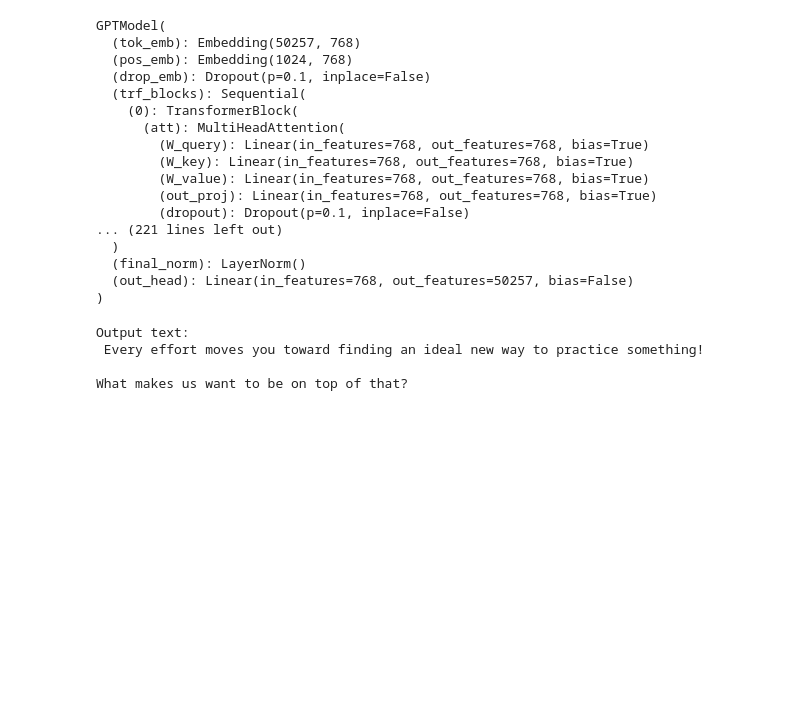
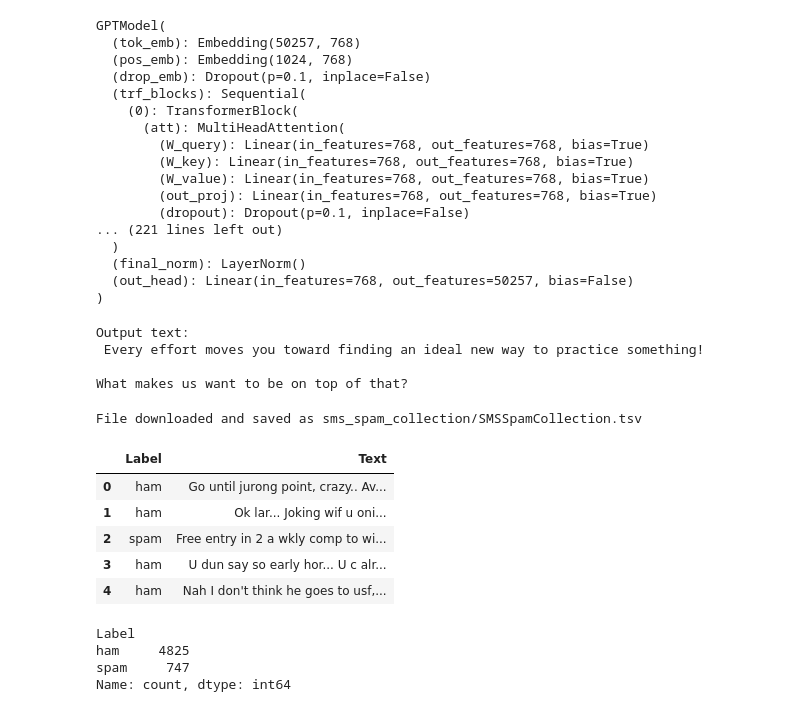
Before and after one commit to gregsholden/LLMTest, a Jupyter notebook: BuildLLM_example.ipynb, the cells around one changed output. Saved outputs shown, nothing was run; the diff lists cells and outputs as text; code cells hidden in the pictures; blank space fills up the shorter version.

```diff
--- a/BuildLLM_example.ipynb
+++ b/BuildLLM_example.ipynb
@@ -2481,3 +2481,61 @@ Output text:
 What makes us want to be on top of that?
 # %%
 # Ch 6 Fine Tuning For Classification (p 169)
+# %%
+import urllib.request
+import zipfile
+import os
+from pathlib import Path
+
+url = "https://archive.ics.uci.edu/static/public/228/sms+spam+collection.zip"
+zip_path = "sms_spam_collection.zip"
+extracted_path = "sms_spam_collection"
+data_file_path = Path(extracted_path) / "SMSSpamCollection.tsv"
+
+def download_and_unzip_spam_data(url, zip_path, extracted_path, data_file_path):
+    if data_file_path.exists():
+        print(f"{data_file_path} already exists. Skipping download and extraction.")
+        return
+
+    # Downloading the file
+    with urllib.request.urlopen(url) as response:
+        with open(zip_path, "wb") as out_file:
+            out_file.write(response.read())
+
+    # Unzipping the file
+    with zipfile.ZipFile(zip_path, "r") as zip_ref:
+        zip_ref.extractall(extracted_path)
+
+    # Add .tsv file extension
+    original_file_path = Path(extracted_path) / "SMSSpamCollection"
+    os.rename(original_file_path, data_file_path)
+    print(f"File downloaded and saved as {data_file_path}")
+
+try:
+    download_and_unzip_spam_data(url, zip_path, extracted_path, data_file_path)
+except (urllib.error.HTTPError, urllib.error.URLError, TimeoutError) as e:
+    print(f"Primary URL failed: {e}. Trying backup URL...")
+    url = "https://f001.backblazeb2.com/file/LLMs-from-scratch/sms%2Bspam%2Bcollection.zip"
+    download_and_unzip_spam_data(url, zip_path, extracted_path, data_file_path)
+# %% [output]
+File downloaded and saved as sms_spam_collection/SMSSpamCollection.tsv
+# %%
+# Load data into pandas df (p 173)
+import pandas as pd
+
+df = pd.read_csv(data_file_path, sep="\t", header=None, names=["Label", "Text"])
+df.head()
+# %% [output]
+|  | Label | Text |
+| 0 | ham | Go until jurong point, crazy.. Av... |
+| 1 | ham | Ok lar... Joking wif u oni... |
+| 2 | spam | Free entry in 2 a wkly comp to wi... |
+| 3 | ham | U dun say so early hor... U c alr... |
+| 4 | ham | Nah I don't think he goes to usf,... |
+# %%
+print(df["Label"].value_counts())
+# %% [output]
+Label
+ham     4825
+spam     747
+Name: count, dtype: int64
```
Also changed, not shown: parts of 22 cells of this notebook, 8 other files.
